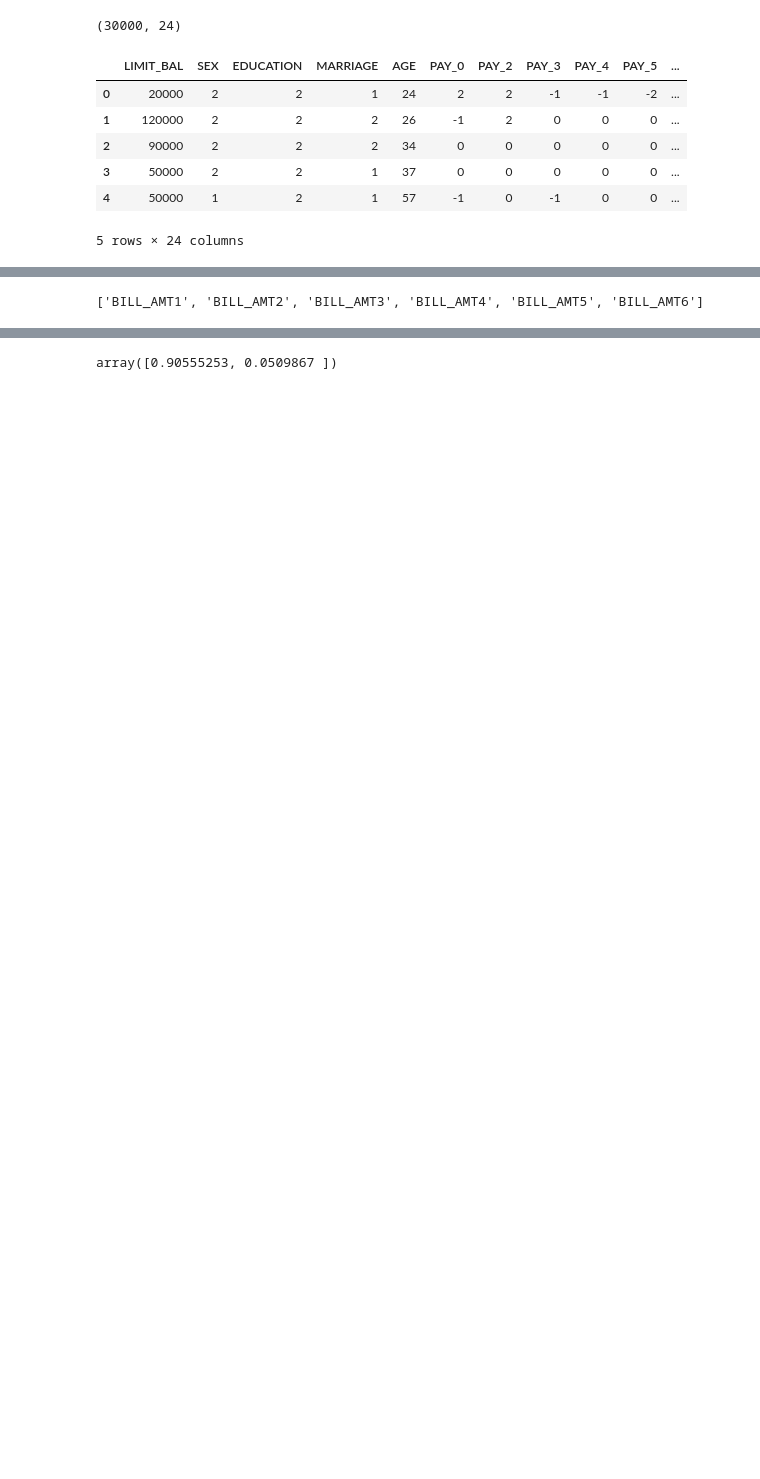
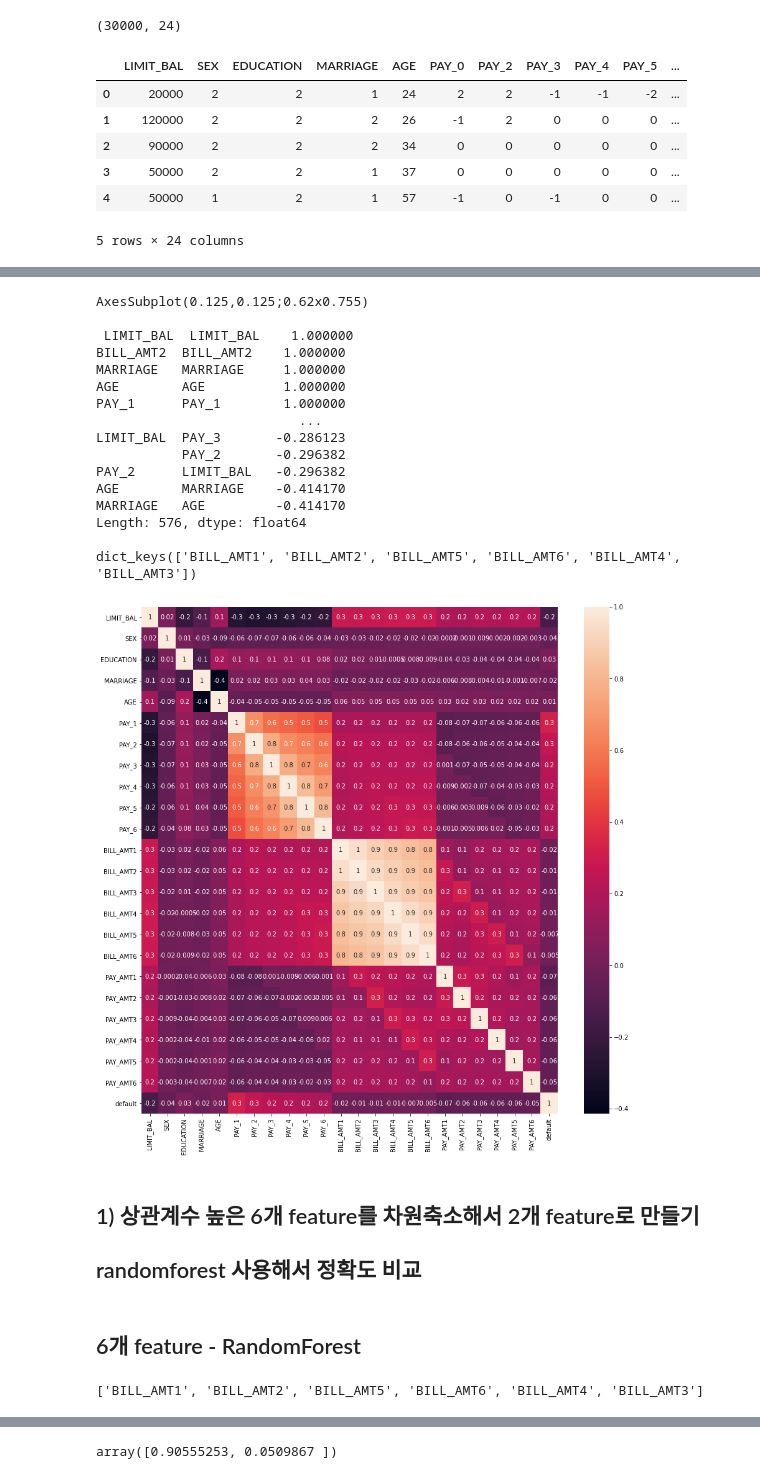
Before and after one commit to SeunghyeChae/CAKD3_tmdhey, a Jupyter notebook: 머신러닝/ml_차원축소.ipynb, the cells around one changed output, grey strips where cells are left out. Cells and saved outputs as stored; diff of their text form; code cells hidden in the pictures; blank space fills up the shorter version.

```diff
--- a/머신러닝/ml_차원축소.ipynb
+++ b/머신러닝/ml_차원축소.ipynb
@@ -183,0 +190,39 @@ sns.heatmap(corr,annot=True,fmt='.1g')
+# %%
+# 상관계수 확인 사용자 함수
+
+# annot=True : 각 cell에 숫자 입력
+# fmt= '.1g'
+
+import seaborn as sns
+def get_corr(df, upper_condition_n, most_up_condition_n):
+    cr = df.corr()
+    plt.figure(figsize=(15,15))
+    print(sns.heatmap(cr,annot=True,fmt='.1g'))
+    cr_p = cr.unstack() # x,y가 튜플 -> 깔끔하게 빼줌
+    cr_v = cr_p.sort_values(ascending=False)
+    print('\n',cr_v,'\n')
+    cond = cr_v[(upper_condition_n<=abs(cr_v)) & (most_up_condition_n > abs(cr_v))].keys()
+    print(dict(cond).keys())
+
+get_corr(df,0.9,1)
+
+# >> 상관계수 0.9 이상 1미만인 key
+# = dict_keys(['BILL_AMT1', 'BILL_AMT2', 'BILL_AMT5', 'BILL_AMT6', 'BILL_AMT4', 'BILL_AMT3'])
+# %% [output]
+AxesSubplot(0.125,0.125;0.62x0.755)
+
+ LIMIT_BAL  LIMIT_BAL    1.000000
+BILL_AMT2  BILL_AMT2    1.000000
+MARRIAGE   MARRIAGE     1.000000
+AGE        AGE          1.000000
+PAY_1      PAY_1        1.000000
+                          ...
+LIMIT_BAL  PAY_3       -0.286123
+           PAY_2       -0.296382
+PAY_2      LIMIT_BAL   -0.296382
+AGE        MARRIAGE    -0.414170
+MARRIAGE   AGE         -0.414170
+Length: 576, dtype: float64
+
+dict_keys(['BILL_AMT1', 'BILL_AMT2', 'BILL_AMT5', 'BILL_AMT6', 'BILL_AMT4', 'BILL_AMT3'])
+[figure, added]
@@ -184,3 +232,8 @@ sns.heatmap(corr,annot=True,fmt='.1g')
+# %% [markdown]
+##  1) 상관계수 높은 6개 feature를 차원축소해서 2개 feature로 만들기
+## randomforest 사용해서 정확도 비교
+# %% [markdown]
+## 6개 feature - RandomForest
 # %%
 from sklearn.decomposition import PCA
 from sklearn.preprocessing import StandardScaler
@@ -193,7 +246,7 @@ from sklearn.preprocessing import StandardScaler
 
 # bills
 
-bills = ['BILL_AMT'+str(i) for i in range(1,7)]
-print(bills)
+bills = ['BILL_AMT1', 'BILL_AMT2', 'BILL_AMT5', 'BILL_AMT6', 'BILL_AMT4', 'BILL_AMT3']
+bills
 # %% [output]
-['BILL_AMT1', 'BILL_AMT2', 'BILL_AMT3', 'BILL_AMT4', 'BILL_AMT5', 'BILL_AMT6']
+['BILL_AMT1', 'BILL_AMT2', 'BILL_AMT5', 'BILL_AMT6', 'BILL_AMT4', 'BILL_AMT3']
```
Also changed, not shown: parts of 23 cells of this notebook.
